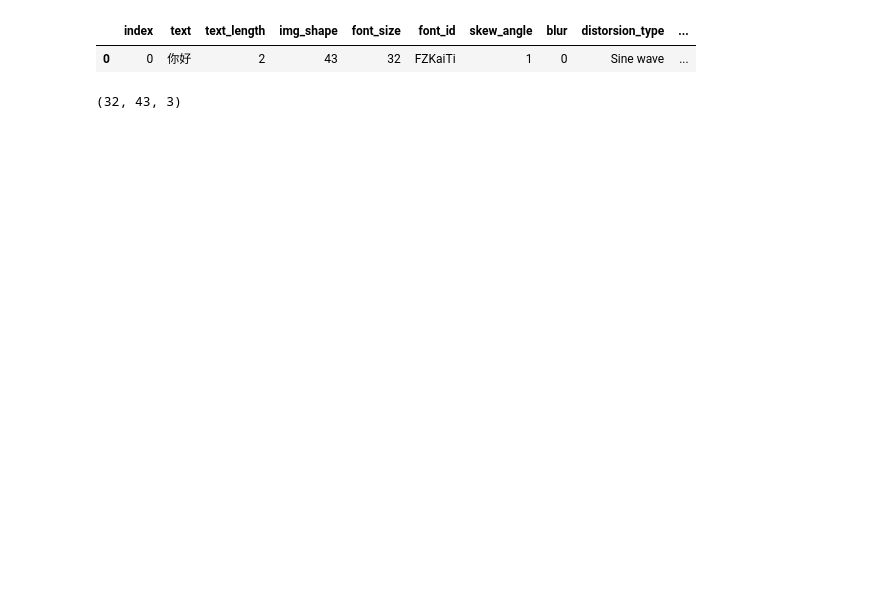
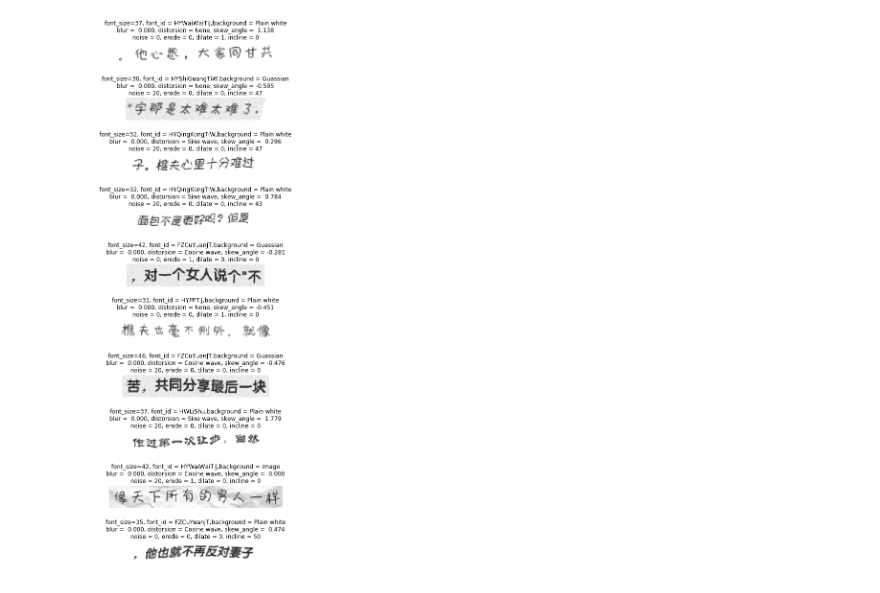
Before and after one commit to RongTouchTouch/TextRecognitionDataGenerator, a Jupyter notebook: GenTextDemo.ipynb, the cells around one changed output. Drawn from its saved outputs; the diff is of its cells as text; code cells hidden in the pictures; blank space fills up the shorter version.

```diff
--- a/GenTextDemo.ipynb
+++ b/GenTextDemo.ipynb
@@ -175,8 +25,48 @@ time for synthesize 1 image is 0.201129
-# %%
-display(df.head(5))
-print(target.shape)
-# %% [output]
-|  | index | text | text_length | img_shape | font_size | font_id | skew_angle | blur | distorsion_type | ... |
-| 0 | 0 | 你好 | 2 | 43 | 32 | FZKaiTi | 1 | 0 | Sine wave | ... |
-(32, 43, 3)
+# %%
+num = 20
+use_file = 1
+text = None
+text_length = 10
+font_size = 0
+font_id = 0
+space_width = 1
+text_color = '#282828'
+thread_count = 8
+
+random_skew = True
+skew_angle = 2
+random_blur = True
+blur = 0
+
+orientation = 0
+distorsion = -1
+distorsion_orientation = 2
+background = -1
+
+random_process = 1
+noise = 20
+erode = 1
+dilate = 1
+incline = 50
+
+imgs = []
+df, img = gen_text_img(num, use_file, text, text_length, font_size, font_id, space_width, background, text_color,
+                      orientation, blur, random_blur, distorsion, distorsion_orientation, skew_angle, random_skew,
+                      random_process, noise, erode, dilate, incline,
+                      thread_count)
+base = 0
+for i in range(num):
+    temp = img[:,base:base+int(df.iloc[i]['img_shape']),:]
+    imgs.append(Image.fromarray(temp))
+    base += int(df.iloc[i]['img_shape'])
+figs, axs = plt.subplots(ncols = 1, nrows=10,figsize=(20,20))
+plt.subplots_adjust(wspace =0, hspace =1.5)
+for r, (ax, img) in enumerate(zip(axs, imgs)):
+    ax.axis('off')
+    ax.imshow(img)
+    ax.set_title(f'font_size={df.iloc[r].font_size}, font_id = {df.iloc[r].font_id},background = {df.iloc[r].background_type}'
+                    f'\nblur = {float(df.iloc[r].blur) : .3f}, distorsion = {df.iloc[r].distorsion_type}, skew_angle = {float(df.iloc[r].skew_angle) : .3f}'
+                    f'\nnoise = {df.iloc[r].num_noise}, erode = {df.iloc[r].erode}, dilate = {df.iloc[r].dilate}, incline = {df.iloc[r].incline}' )
+# %% [output]
+[figure, added]
 # %%
```
Also changed, not shown: parts of 17 cells of this notebook, 44 other files.
